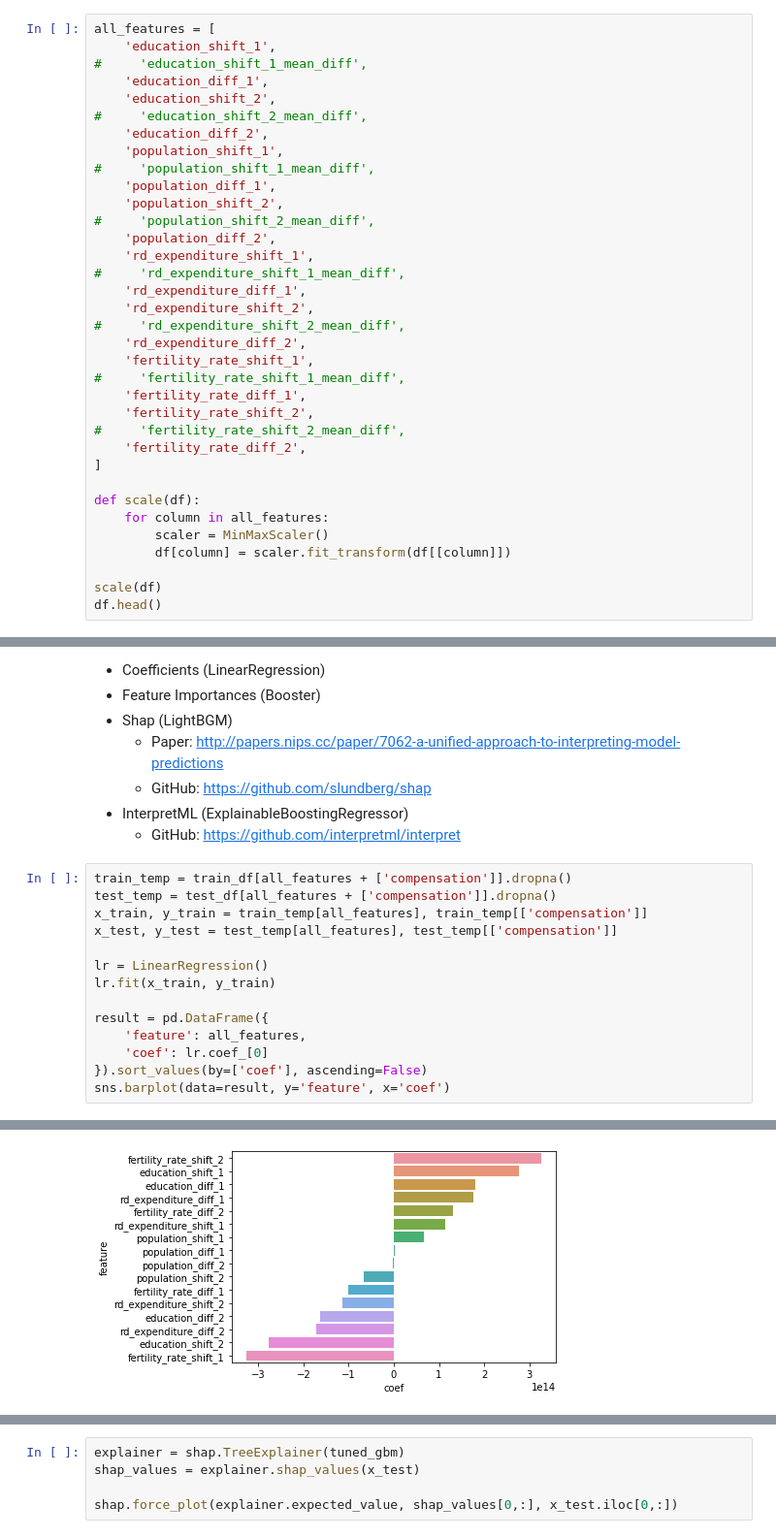
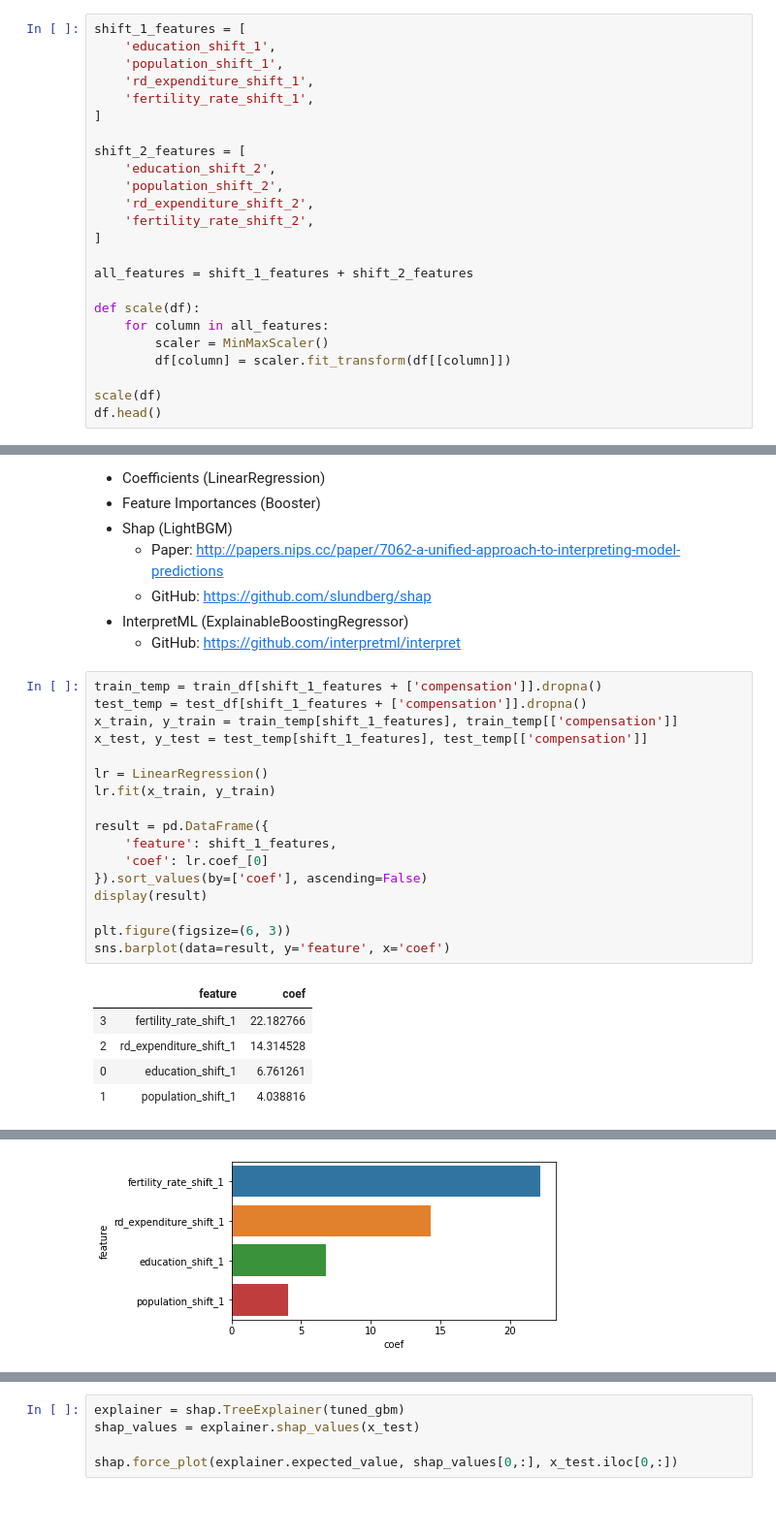
Before and after one commit to ADS-Group-15/eu-productivity-modeling, a Jupyter notebook: notebooks/models.ipynb, the cells around one changed output, grey strips where cells are left out. Shown: that part at 97% size. Saved outputs shown, nothing was run; the diff lists cells and outputs as text; blank space fills up the shorter version.

Commit message:
Re-train a model using different features

```diff
--- a/notebooks/models.ipynb
+++ b/notebooks/models.ipynb
@@ -97,32 +97,21 @@ df.head()
 # %% [markdown]
 ## Scale Features
 # %%
-all_features = [
+shift_1_features = [
     'education_shift_1',
-#     'education_shift_1_mean_diff',
-    'education_diff_1',
+    'population_shift_1',
+    'rd_expenditure_shift_1',
+    'fertility_rate_shift_1',
+]
+
+shift_2_features = [
     'education_shift_2',
-#     'education_shift_2_mean_diff',
-    'education_diff_2',
-    'population_shift_1',
-#     'population_shift_1_mean_diff',
-    'population_diff_1',
     'population_shift_2',
-#     'population_shift_2_mean_diff',
-    'population_diff_2',
-    'rd_expenditure_shift_1',
-#     'rd_expenditure_shift_1_mean_diff',
-    'rd_expenditure_diff_1',
     'rd_expenditure_shift_2',
-#     'rd_expenditure_shift_2_mean_diff',
-    'rd_expenditure_diff_2',
-    'fertility_rate_shift_1',
-#     'fertility_rate_shift_1_mean_diff',
-    'fertility_rate_diff_1',
     'fertility_rate_shift_2',
-#     'fertility_rate_shift_2_mean_diff',
-    'fertility_rate_diff_2',
 ]
+
+all_features = shift_1_features + shift_2_features
 
 def scale(df):
     for column in all_features:
@@ -421,20 +406,28 @@ for country in ['Denmark']:
 - InterpretML (ExplainableBoostingRegressor)
   - GitHub: https://github.com/interpretml/interpret
 # %%
-train_temp = train_df[all_features + ['compensation']].dropna()
-test_temp = test_df[all_features + ['compensation']].dropna()
-x_train, y_train = train_temp[all_features], train_temp[['compensation']]
-x_test, y_test = test_temp[all_features], test_temp[['compensation']]
+train_temp = train_df[shift_1_features + ['compensation']].dropna()
+test_temp = test_df[shift_1_features + ['compensation']].dropna()
+x_train, y_train = train_temp[shift_1_features], train_temp[['compensation']]
+x_test, y_test = test_temp[shift_1_features], test_temp[['compensation']]
 
 lr = LinearRegression()
 lr.fit(x_train, y_train)
 
 result = pd.DataFrame({
-    'feature': all_features,
+    'feature': shift_1_features,
     'coef': lr.coef_[0]
 }).sort_values(by=['coef'], ascending=False)
+display(result)
+
+plt.figure(figsize=(6, 3))
 sns.barplot(data=result, y='feature', x='coef')
 # %% [output]
+|  | feature | coef |
+| 3 | fertility_rate_shift_1 | 22.182766 |
+| 2 | rd_expenditure_shift_1 | 14.314528 |
+| 0 | education_shift_1 | 6.761261 |
+| 1 | population_shift_1 | 4.038816 |
 <matplotlib.axes._subplots.AxesSubplot at 0x...>
-[figure, old version]
+[figure, new version]
 # %%
```
Also changed, not shown: parts of 14 cells of this notebook.
